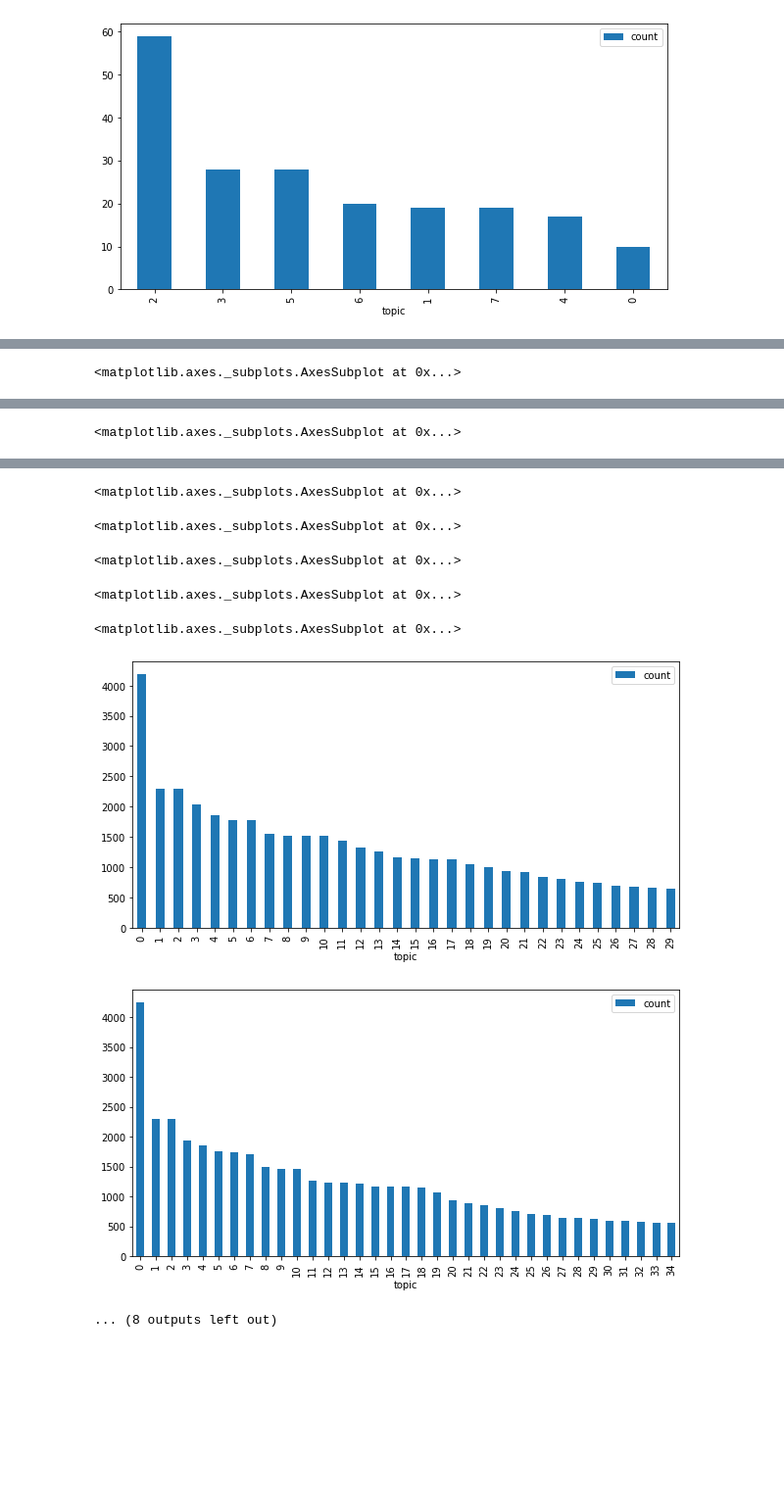
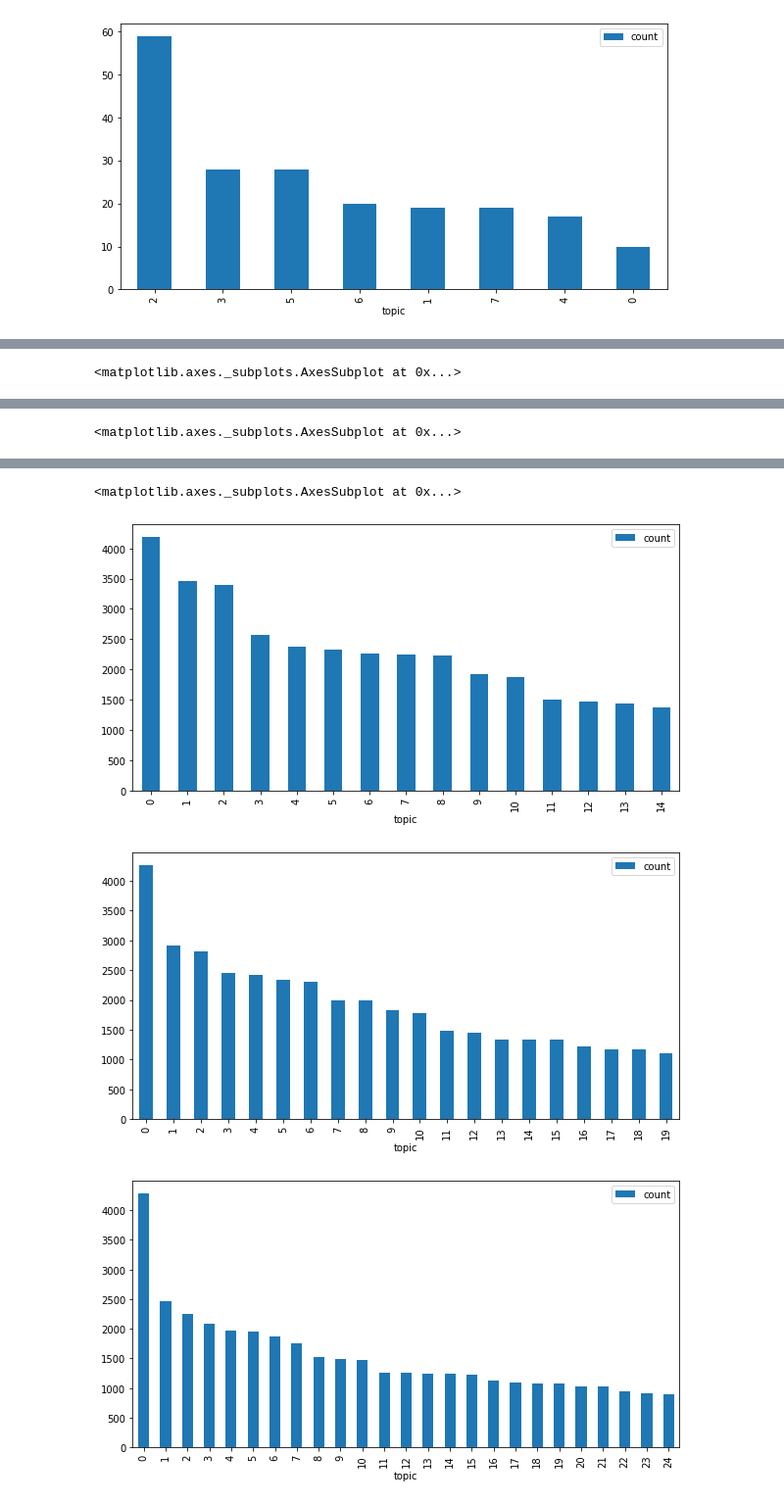
Before and after one commit to InscribeDeeper/bert_utils, a Jupyter notebook: analyst_question_topicmodeling_v1.ipynb, the cells around one changed output, grey strips where cells are left out. Shown at 98% size. Drawn from its saved outputs; the diff is of its cells as text; code cells hidden in the pictures; blank space fills up the shorter version.

Commit message:
evaluation model

```diff
--- a/analyst_question_topicmodeling_v1.ipynb
+++ b/analyst_question_topicmodeling_v1.ipynb
@@ -1326,9 +1362,9 @@ ch, kl, tp_fr = calculate_metric(30, input_table=sel_df.iloc[0:400,:], model=Fal
 # %%
 res_list = []
 
-for n_topc in range(30,80,5):
+for n_topc in range(15,30,5):
     #topic model have been trained, so model = True
-    ch, kl, tp_fr = calculate_metric(n_topc,  input_table=sel_df, model=True)
+    ch, kl, tp_fr = calculate_metric(n_topc,  input_table=sel_df, model=False)
     res_list.append((n_topc, ch, kl))
     tp_fr.to_csv('./topic_result/topic_table_'+str(n_topc)+'.csv')
 # %% [output]
@@ -1340,11 +1385,7 @@ for n_topc in range(30,80,5):
 <matplotlib.axes._subplots.AxesSubplot at 0x...>
-<matplotlib.axes._subplots.AxesSubplot at 0x...>
-<matplotlib.axes._subplots.AxesSubplot at 0x...>
-<matplotlib.axes._subplots.AxesSubplot at 0x...>
-<matplotlib.axes._subplots.AxesSubplot at 0x...>
-[figure, old version]
+[figure, new version]
-[figure, old version]
+[figure, new version]
-... (8 outputs left out)
+[figure, added]
 # %%
 print(res_list)
 # %% [output]
```
Also changed, not shown: parts of 44 cells of this notebook.
